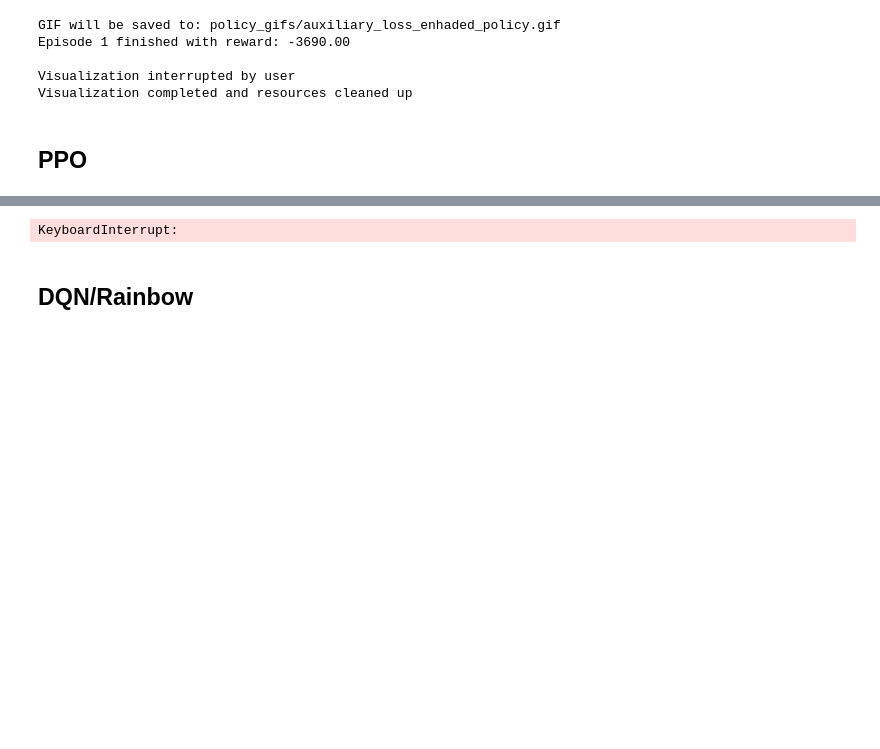
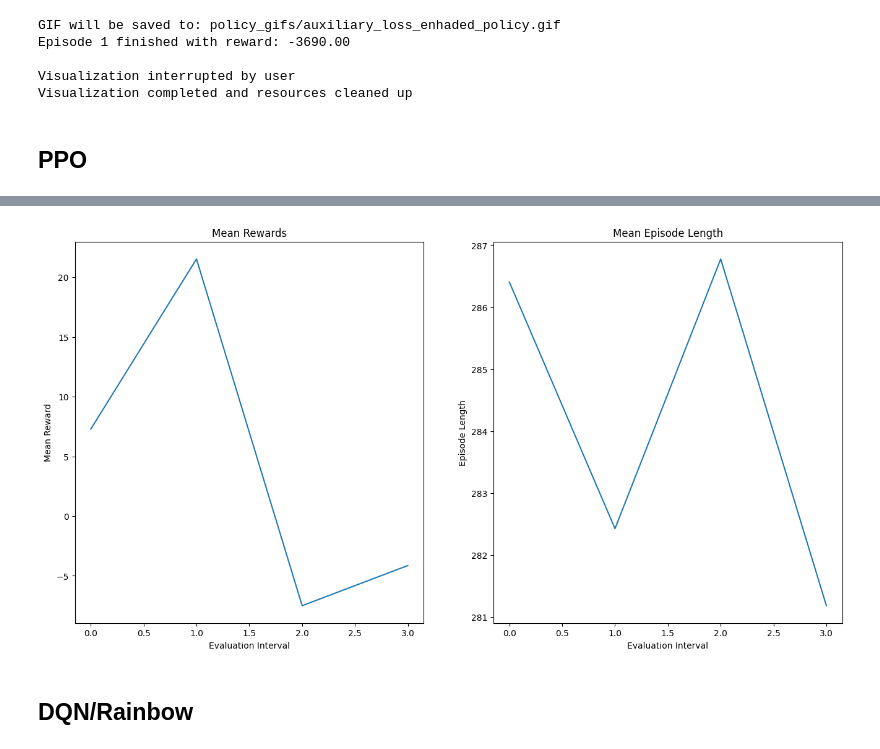
Before and after one commit to jbrismor/moon_Rover, a Jupyter notebook: solvers.ipynb, the cells around one changed output, grey strips where cells are left out. Drawn from its saved outputs; the diff is of its cells as text; code cells hidden in the pictures; blank space fills up the shorter version.

```diff
--- a/solvers.ipynb
+++ b/solvers.ipynb
@@ -946,40 +931,37 @@ The `TBXLogger interface is deprecated in favor of the `ray.tune.tensorboardx.TB
 # %%
+import time
+
 TRAINING_ITERATIONS = 9000
 EVAL_INTERVAL = 50
 
-best_reward = float('-inf')
 rewards = []
 lengths = []
-aux_losses = []
+
+# Modified training loop with better tracking
+best_reward = float('-inf')
+start_time = time.time()
 
 for i in range(TRAINING_ITERATIONS):
-    # Train one iteration
     result = algo.train()
 
-    # Track auxiliary loss
-    aux_loss = result["info"]["learner"]["default_policy"]["learner_stats"].get("aux_loss", 0)
-    aux_losses.append(aux_loss)
-
-    # Periodic evaluation
     if (i+1) % EVAL_INTERVAL == 0:
-        eval_result = algo.evaluate()
-        # Access the metrics under "env_runners"
-        current_reward = eval_result["env_runners"].get("episode_return_mean", None)
-        current_length = eval_result["env_runners"].get("episode_len_mean", None)
-
+        evaluation_results = algo.evaluate()
+        current_reward = evaluation_results['env_runners']['episode_return_mean']
         rewards.append(current_reward)
-        lengths.append(current_length)
+        lengths.append(evaluation_results['env_runners']['episode_len_mean'])
 
         # Save best model
         if current_reward > best_reward:
             best_reward = current_reward
-            checkpoint_dir_ppo = f"checkpoints/ppo_best_reward"
+            checkpoint_dir_ppo = f"checkpoints/ppo_best_rewards"
             algo.save(checkpoint_dir_ppo)
 
         # Print progress
-        print(f"Iter {i+1}/{TRAINING_ITERATIONS}")
-        print(f"  Reward: {current_reward:.1f} | Length: {current_length:.1f}")
-        print(f"  Aux Loss: {aux_loss:.4f} | Entropy: {result['entropy']:.2f}")
+        elapsed_time = (time.time() - start_time) / 3600  # in hours
+        print(f"\nIteration {i+1}/{TRAINING_ITERATIONS}")
+        print(f"Time elapsed: {elapsed_time:.2f} hours")
+        print(f"Current reward: {current_reward:.2f}")
+        print(f"Best reward so far: {best_reward:.2f}")
 
-        plot_metrics(rewards, lengths, aux_losses)
+        plot_metrics(rewards, lengths)
 # %% [output]
@@ -988,4 +969,4 @@ for i in range(TRAINING_ITERATIONS):
-KeyboardInterrupt:
+[figure, added]
 # %%
 # For PPo: Ensure you load the best model
 algo.restore(checkpoint_dir_ppo)
```
Also changed, not shown: parts of 6 cells of this notebook, 3 other files.
